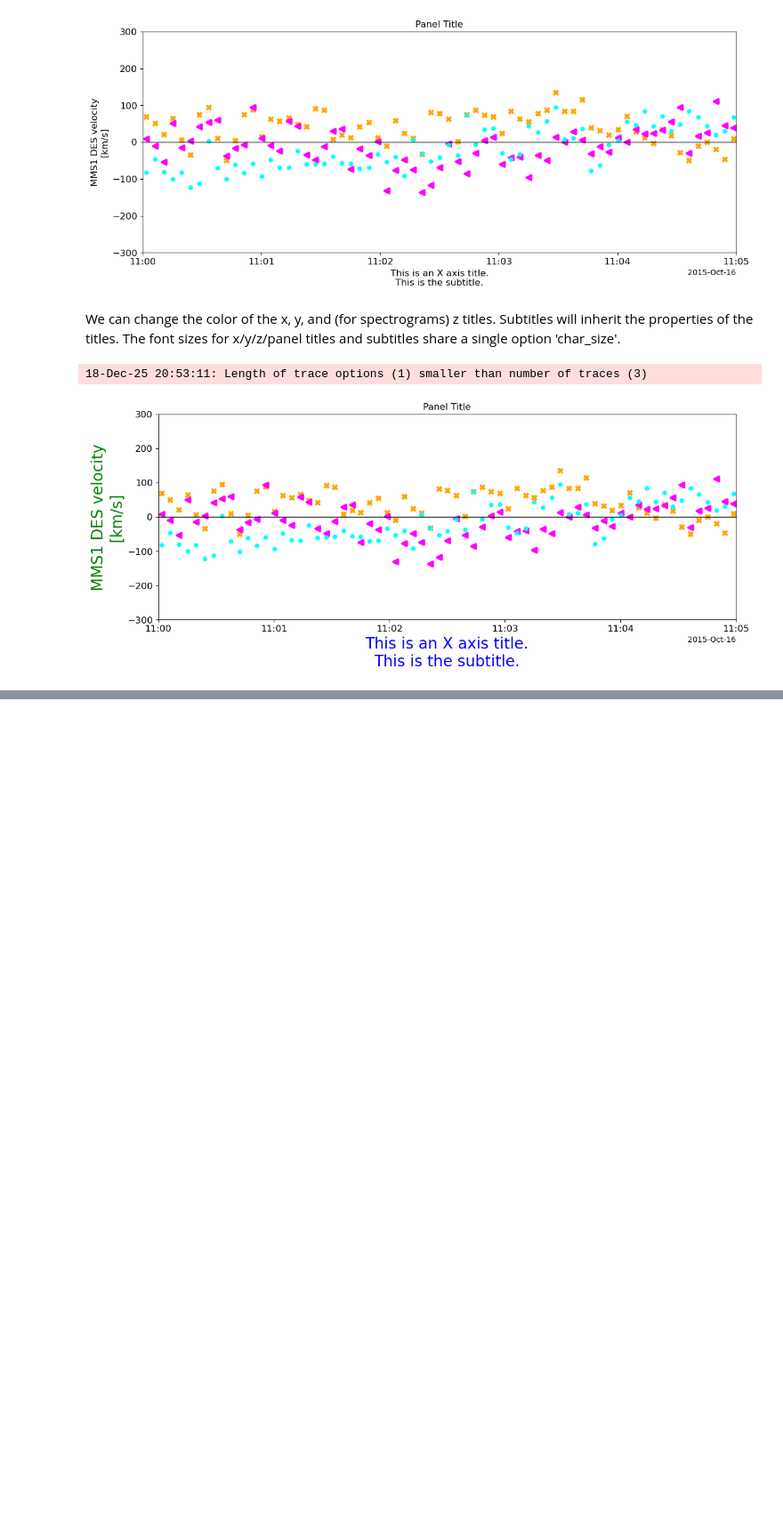
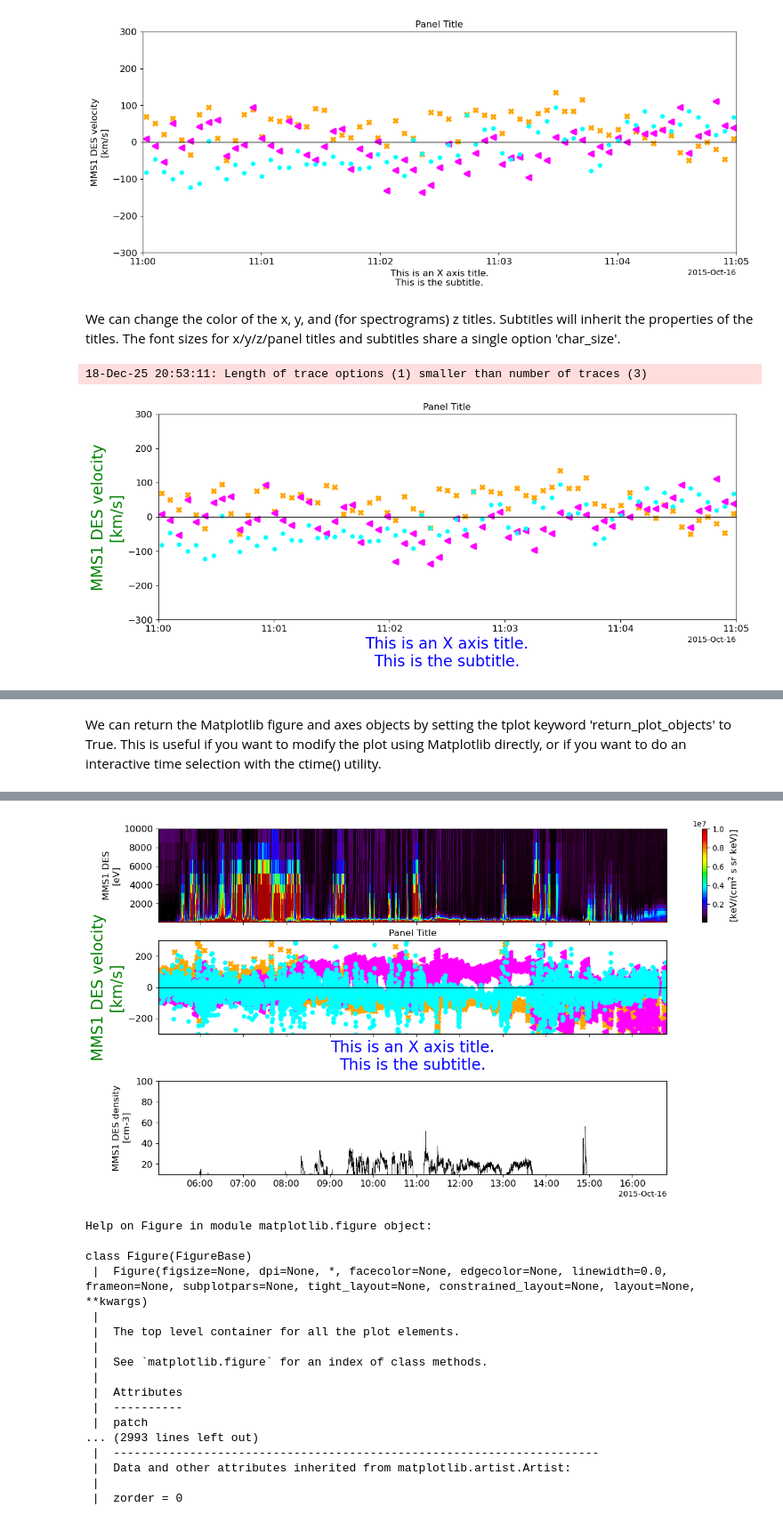
Before and after one commit to spedas/pyspedas_examples, a Jupyter notebook: pyspedas_examples/notebooks/agu_tutorial_2025/pyspedas_plot_options.ipynb, the cells around one changed output, grey strips where cells are left out. Shown at 89% size. Saved outputs shown, nothing was run; the diff lists cells and outputs as text; code cells hidden in the pictures; blank space fills up the shorter version.

```diff
--- a/pyspedas_examples/notebooks/agu_tutorial_2025/pyspedas_plot_options.ipynb
+++ b/pyspedas_examples/notebooks/agu_tutorial_2025/pyspedas_plot_options.ipynb
@@ -192,0 +201,8 @@ tplot(plot_vars[1])
+# %% [markdown]
+We can return the Matplotlib figure and axes objects by setting the tplot keyword 'return_plot_objects' to True.
+This is useful if you want to modify the plot using Matplotlib directly, or if you want to do an interactive time
+selection with the ctime() utility.
+# %%
+fig, axes = tplot(plot_vars,return_plot_objects=True)
+help(fig)
+# %% [output]
@@ -192,0 +210,18 @@ tplot(plot_vars[1])
+[figure, added]
+Help on Figure in module matplotlib.figure object:
+
+class Figure(FigureBase)
+ |  Figure(figsize=None, dpi=None, *, facecolor=None, edgecolor=None, linewidth=0.0, frameon=None, subplotpars=None, tight_layout=None, constrained_layout=None, layout=None, **kwargs)
+ |
+ |  The top level container for all the plot elements.
+ |
+ |  See `matplotlib.figure` for an index of class methods.
+ |
+ |  Attributes
+ |  ----------
+ |  patch
+... (2993 lines left out)
+ |  ----------------------------------------------------------------------
+ |  Data and other attributes inherited from matplotlib.artist.Artist:
+ |
+ |  zorder = 0
```
Also changed, not shown: parts of 3 cells of this notebook.
